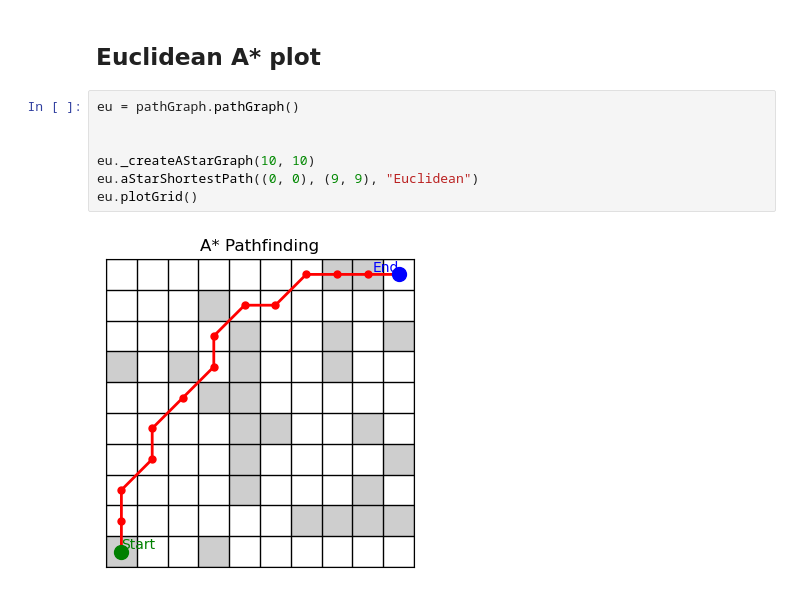
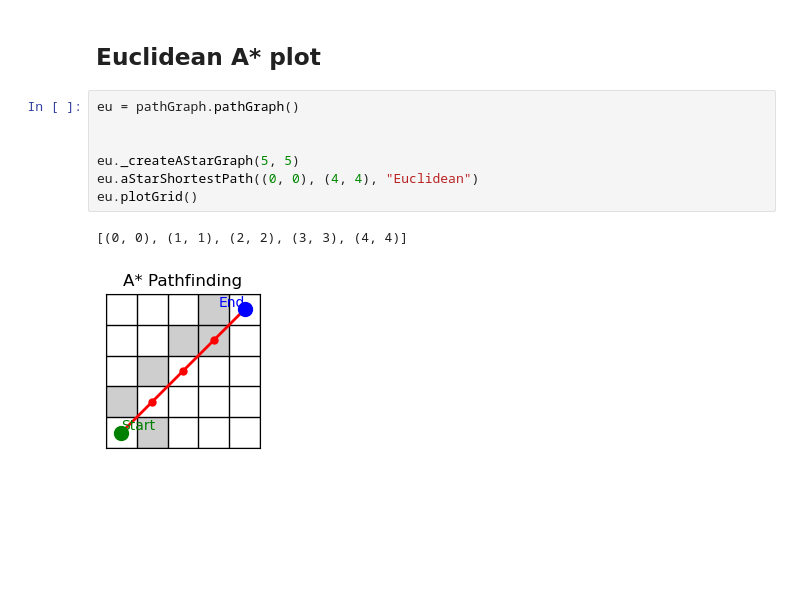
Before and after one commit to tomHep10/HeepsInTheHeaps, a Jupyter notebook: plots.ipynb, the cells around one changed output. Saved outputs shown, nothing was run; the diff lists cells and outputs as text; blank space fills up the shorter version.

```diff
--- a/plots.ipynb
+++ b/plots.ipynb
@@ -26,9 +27,10 @@ pg.plotGrid()
 # %%
 eu = pathGraph.pathGraph()
 
 
-eu._createAStarGraph(10, 10)
-eu.aStarShortestPath((0, 0), (9, 9), "Euclidean")
+eu._createAStarGraph(5, 5)
+eu.aStarShortestPath((0, 0), (4, 4), "Euclidean")
 eu.plotGrid()
 # %% [output]
+[(0, 0), (1, 1), (2, 2), (3, 3), (4, 4)]
-[figure, old version]
+[figure, new version]
```
Also changed, not shown: parts of 4 cells of this notebook, 1 other file.
